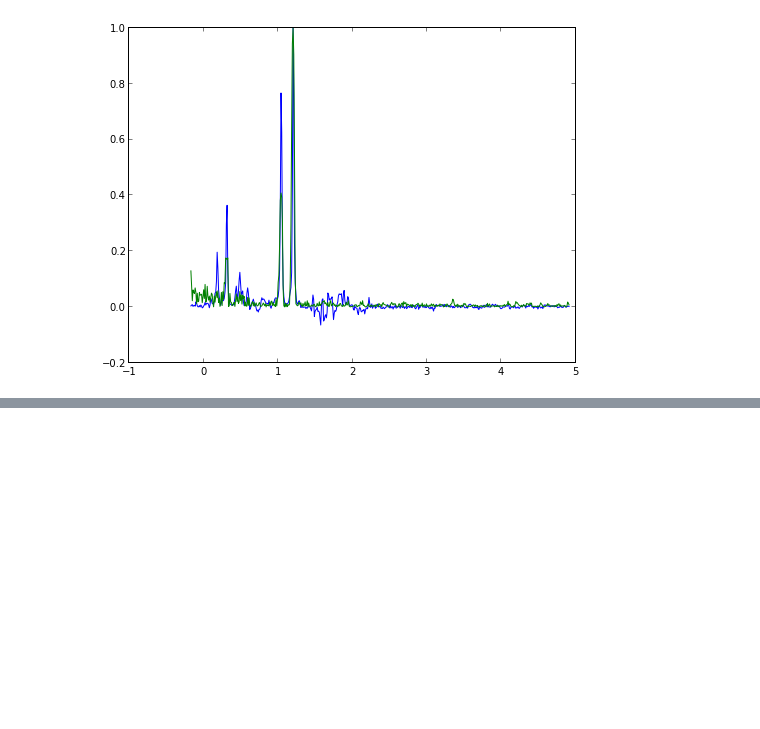
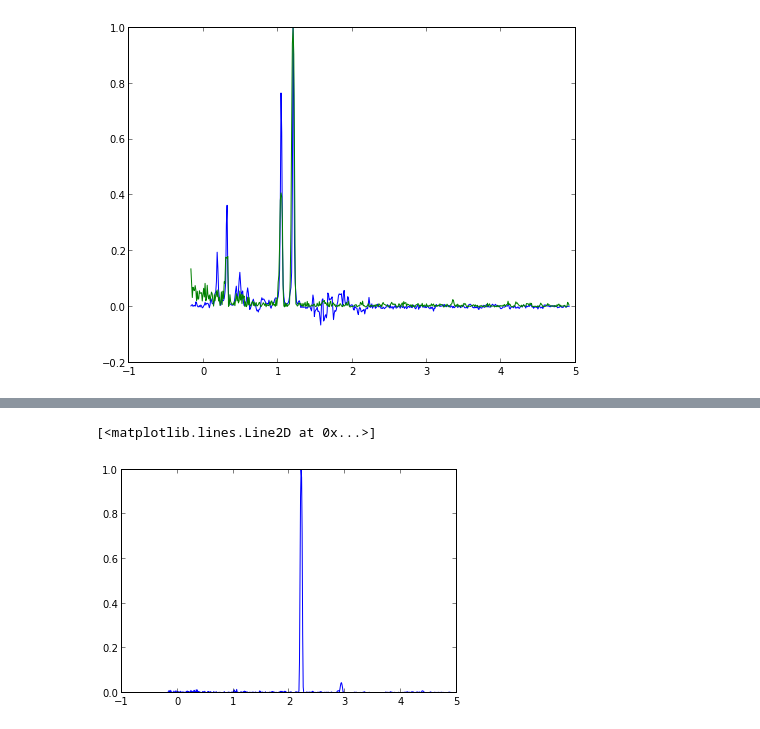
Before and after one commit to cni/MRS, a Jupyter notebook: ipynb/get_the_gaba.ipynb, the cells around one changed output, grey strips where cells are left out. Cells and saved outputs as stored; diff of their text form; code cells hidden in the pictures; blank space fills up the shorter version.

```diff
--- a/ipynb/get_the_gaba.ipynb
+++ b/ipynb/get_the_gaba.ipynb
@@ -58,0 +55,6 @@ fig.set_size_inches([8,6])
+# %%
+fig, ax = plt.subplots(1)
+ax.plot((f_nonw[idx]-76)/128, np.abs(corrected1[idx] - corrected2[idx])/np.max(np.abs(corrected1[idx] - corrected2[idx])))
+# %% [output]
+[<matplotlib.lines.Line2D at 0x...>]
+[figure, added]
```
Also changed, not shown: parts of 8 cells of this notebook, 1 other file.
